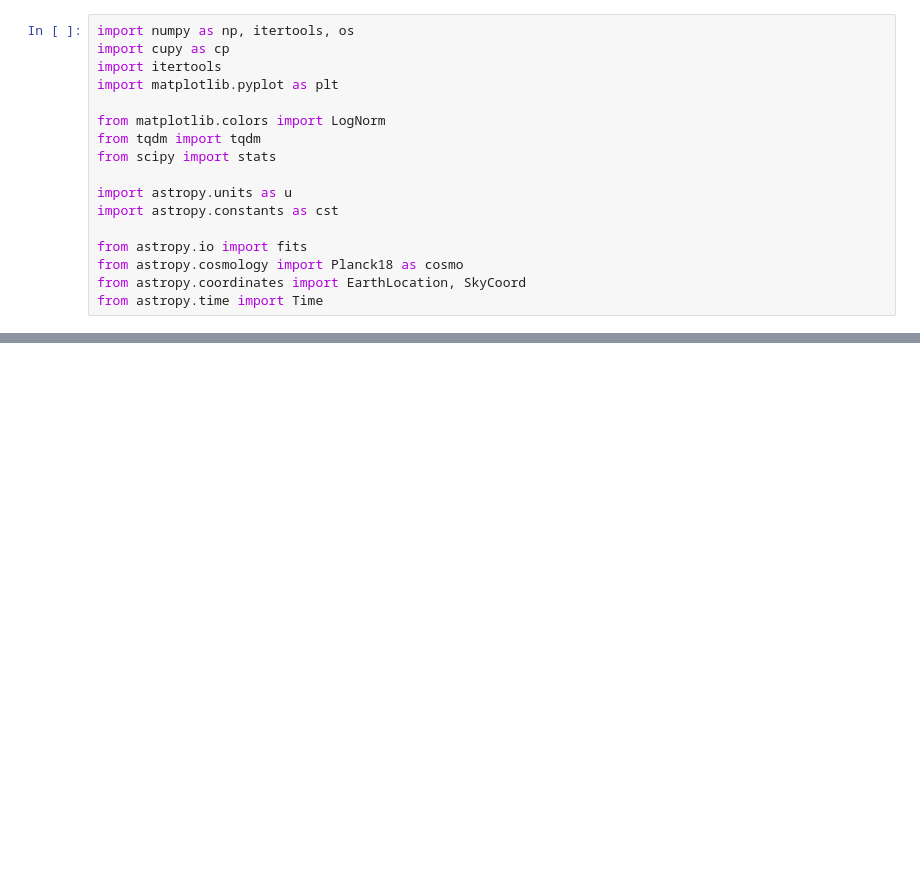
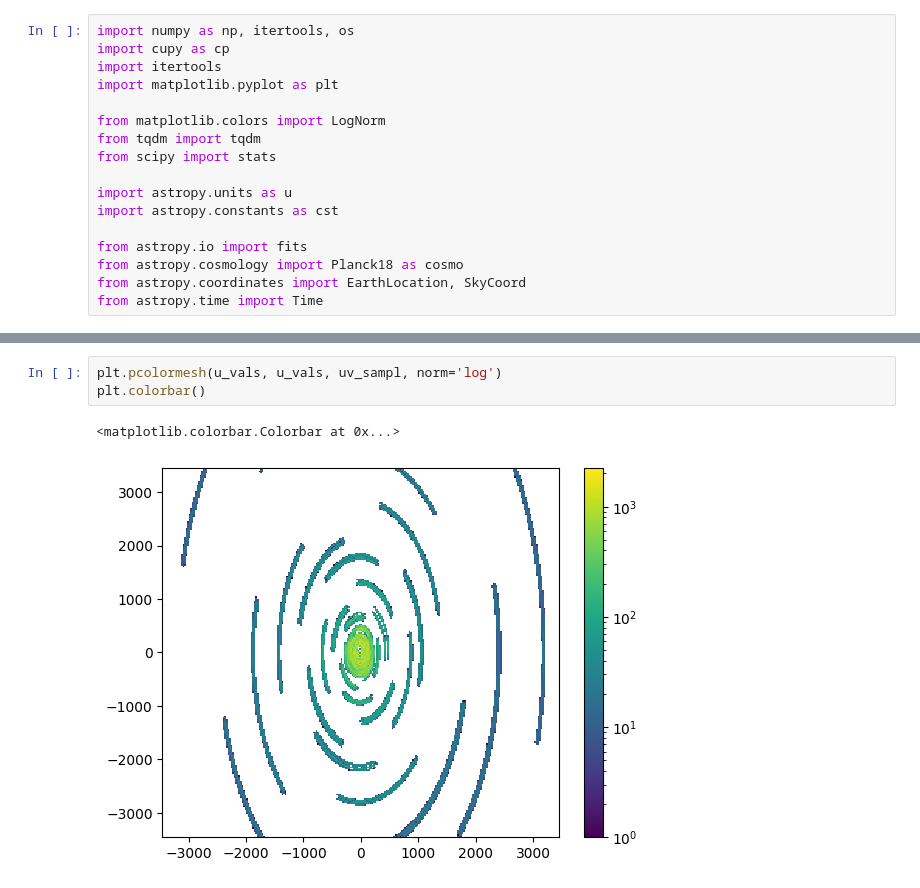
Before and after one commit to micbia/mirto, a Jupyter notebook: run_mirto.ipynb, the cells around one changed output, grey strips where cells are left out. Cells and saved outputs as stored; diff of their text form; blank space fills up the shorter version.

```diff
--- a/run_mirto.ipynb
+++ b/run_mirto.ipynb
@@ -149,0 +181,6 @@ Wall time: 4.69 s
+# %%
+plt.pcolormesh(u_vals, u_vals, uv_sampl, norm='log')
+plt.colorbar()
+# %% [output]
+<matplotlib.colorbar.Colorbar at 0x...>
+[figure, added]
```
Also changed, not shown: parts of 23 cells of this notebook, 2 other files.
